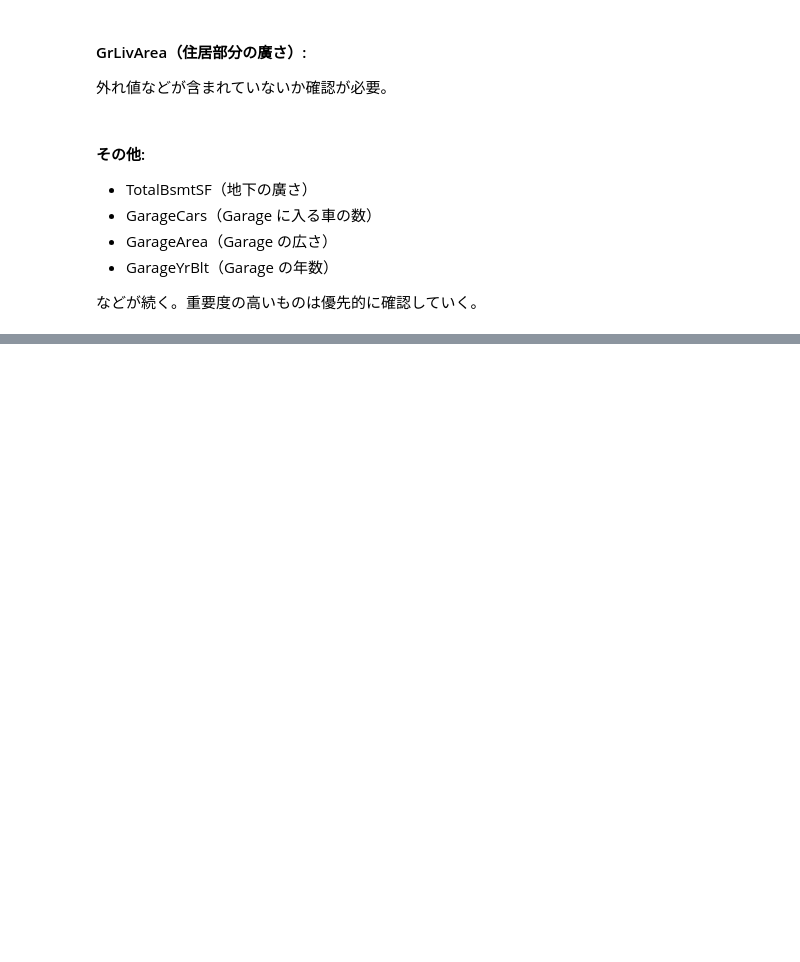
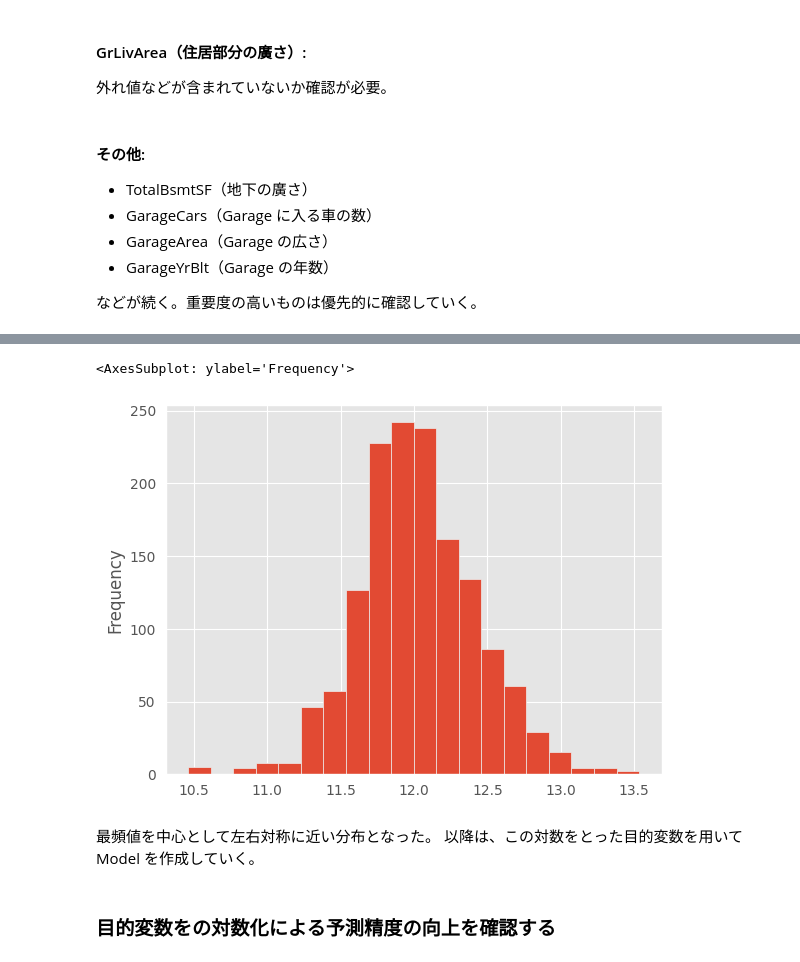
Before and after one commit to 1024xx4/kaggle_house_prices, a Jupyter notebook: kaggle_house-price.ipynb, the cells around one changed output, grey strips where cells are left out. Drawn from its saved outputs; the diff is of its cells as text; code cells hidden in the pictures; blank space fills up the shorter version.

```diff
--- a/kaggle_house-price.ipynb
+++ b/kaggle_house-price.ipynb
@@ -319,0 +363,10 @@ for model in models:
+# %%
+np.log(df_train["SalePrice"]).plot.hist(bins=20)
+# %% [output]
+<AxesSubplot: ylabel='Frequency'>
+[figure, added]
+# %% [markdown]
+最頻値を中心として左右対称に近い分布となった。
+以降は、この対数をとった目的変数を用いて Model を作成していく。
+# %% [markdown]
+### 目的変数をの対数化による予測精度の向上を確認する
```
Also changed, not shown: parts of 12 cells of this notebook.
